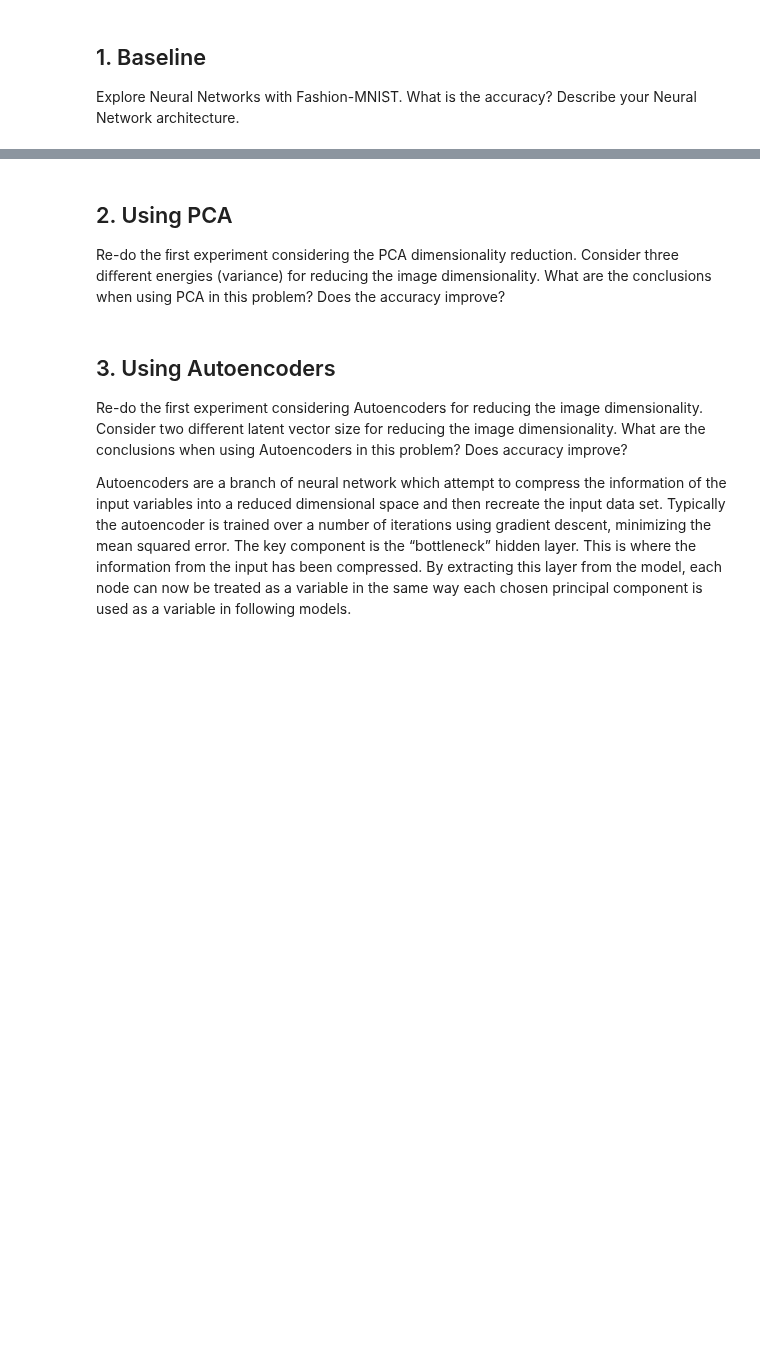
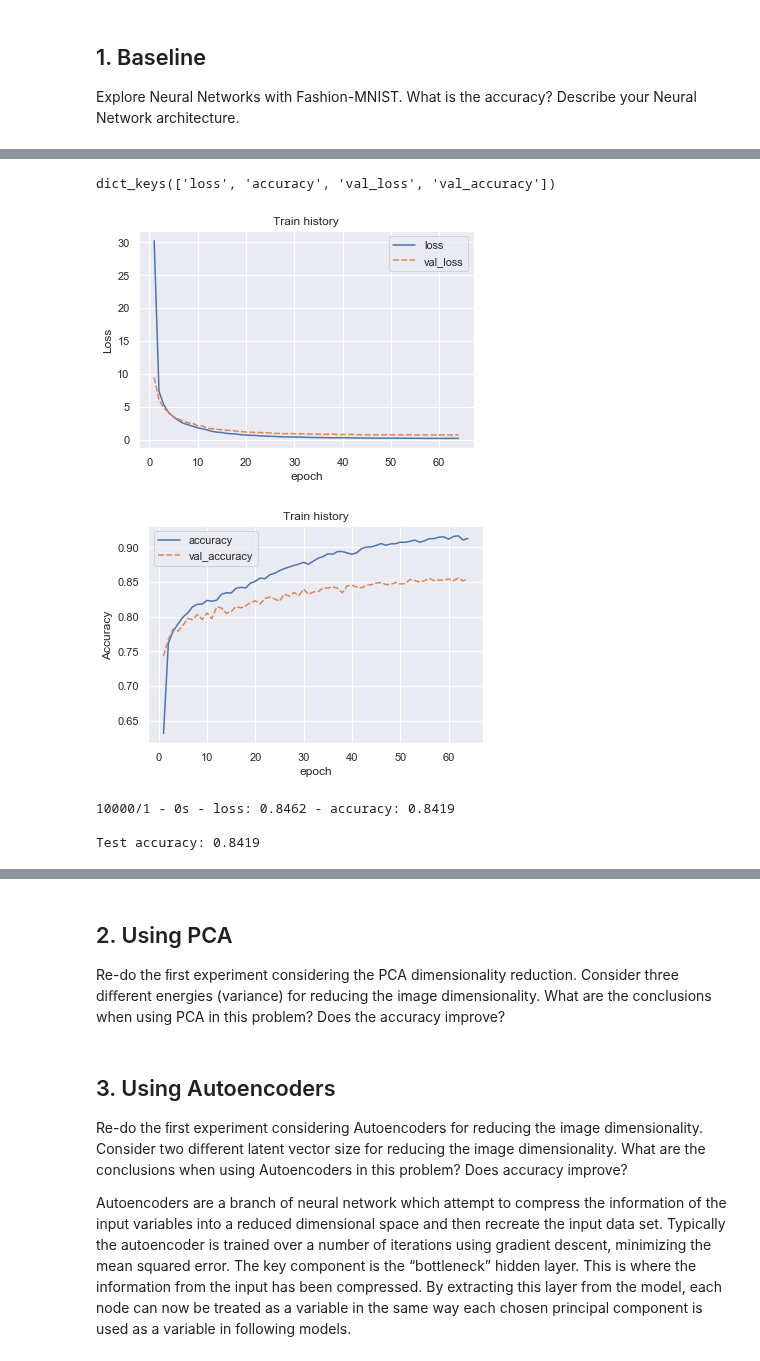
Before and after one commit to laurelkeys/machine-learning, a Jupyter notebook: assignment-3/preassignment/PreAssignment3.ipynb, the cells around one changed output, grey strips where cells are left out. Cells and saved outputs as stored; diff of their text form; code cells hidden in the pictures; blank space fills up the shorter version.

```diff
--- a/assignment-3/preassignment/PreAssignment3.ipynb
+++ b/assignment-3/preassignment/PreAssignment3.ipynb
@@ -24,0 +111,5 @@ Explore Neural Networks with Fashion-MNIST. What is the accuracy? Describe your
+# %%
+# NOTE using 'sparse_categorical_crossentropy' instead of 'categorical_crossentropy' since `labels` isn't one-hot encoded
+model.compile(optimizer='adam',
+              loss='sparse_categorical_crossentropy',
+              metrics=['accuracy'])
@@ -24,0 +133,9 @@ Explore Neural Networks with Fashion-MNIST. What is the accuracy? Describe your
+# %%
+n_epochs = 64
+batch_size = 1024
+validation_frac = 0.2
+# %%
+history = model.fit(train_images, train_labels,
+                    epochs=n_epochs,
+                    batch_size=batch_size,
+                    validation_split=validation_frac).history
@@ -24,0 +160,38 @@ Explore Neural Networks with Fashion-MNIST. What is the accuracy? Describe your
+# %%
+print(history.keys())
+# %% [output]
+dict_keys(['loss', 'accuracy', 'val_loss', 'val_accuracy'])
+# %%
+def plot_history(history):
+    plot_title = "Train history"
+
+    # leave only "loss" and "val_loss" for plotting
+    loss_data = pd.DataFrame({k: v for k, v in history.items() if (k == "loss" or k == "val_loss")})
+    loss_data.index += 1 # start counting the epochs at 1, not 0
+
+    lineplot = sns.lineplot(data=loss_data)
+    lineplot.set_title(plot_title)
+    lineplot.set_xlabel("epoch")
+    lineplot.set_ylabel("Loss")
+    plt.show()
+
+    # leave only "accuracy" and "val_accuracy" for plotting
+    acc_data = pd.DataFrame({k: v for k, v in history.items() if (k == "accuracy" or k == "val_accuracy")})
+    acc_data.index += 1 # start counting the epochs at 1, not 0
+    lineplot = sns.lineplot(data=acc_data)
+    lineplot.set_title(plot_title)
+    lineplot.set_xlabel("epoch")
+    lineplot.set_ylabel("Accuracy")
+    plt.show()
+# %%
+plot_history(history)
+# %% [output]
+[figure, added]
+[figure, added]
+# %%
+test_loss, test_acc = model.evaluate(test_images,  test_labels, verbose=2)
+print('\nTest accuracy:', test_acc)
+# %% [output]
+10000/1 - 0s - loss: 0.8462 - accuracy: 0.8419
+
+Test accuracy: 0.8419
```
Also changed, not shown: parts of 19 cells of this notebook.
